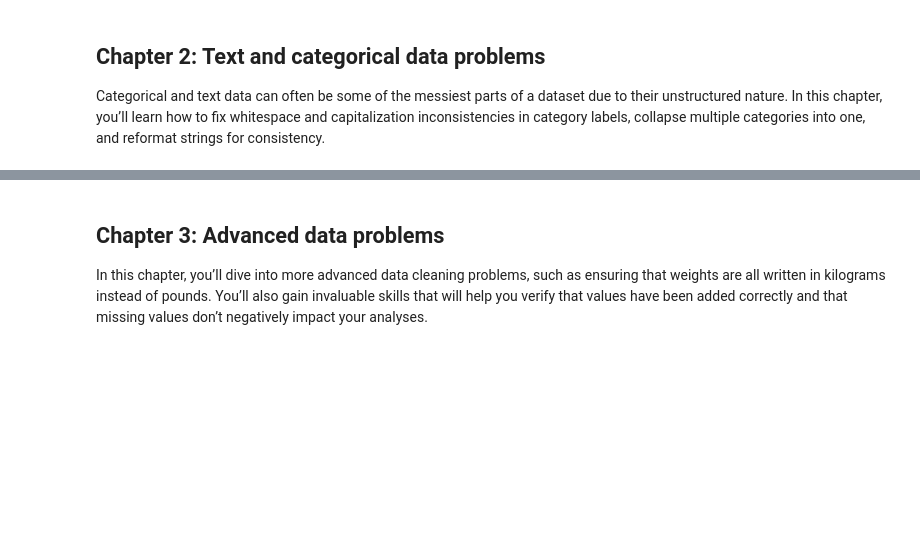
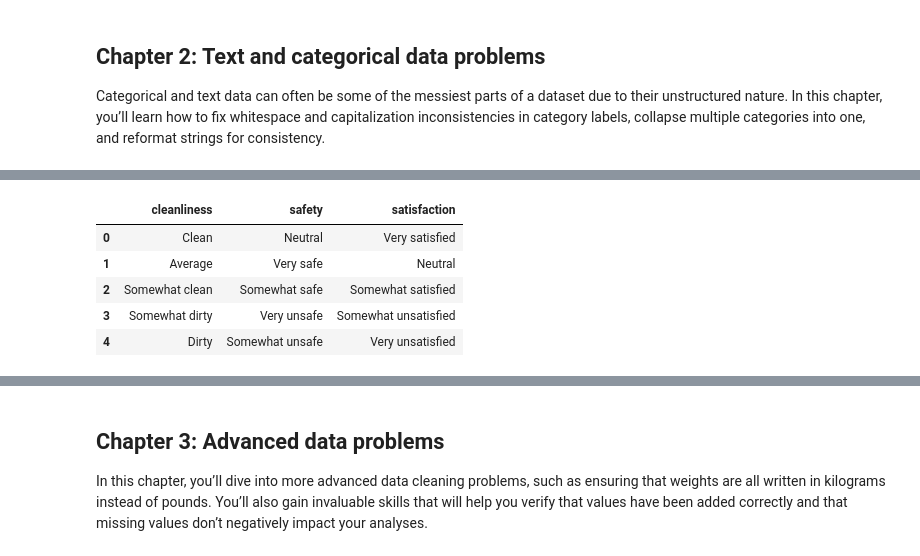
Before and after one commit to mahmoudadelaziz/data-cleaning-with-python, a Jupyter notebook: Cleaning Data in Python.ipynb, the cells around one changed output, grey strips where cells are left out. Saved outputs shown, nothing was run; the diff lists cells and outputs as text; code cells hidden in the pictures; blank space fills up the shorter version.

Commit message:
Learned about membership constraints and how to handle inconsistent categories.

```diff
--- a/Cleaning Data in Python.ipynb
+++ b/Cleaning Data in Python.ipynb
@@ -295,0 +318,19 @@ Categorical and text data can often be some of the messiest parts of a dataset d
+# %%
+# Creating the categories dataframe to simulate the exercise
+cleanliness = ['Clean', 'Average', 'Somewhat clean', 'Somewhat dirty', 'Dirty']
+safety = ['Neutral', 'Very safe', 'Somewhat safe', 'Very unsafe', 'Somewhat unsafe']
+satisfaction = ['Very satisfied',
+ 'Neutral',
+ 'Somewhat satisfied',
+ 'Somewhat unsatisfied',
+ 'Very unsatisfied']
+
+categories = pd.DataFrame({"cleanliness": cleanliness, "safety": safety, "satisfaction": satisfaction})
+categories
+# %% [output]
+|  | cleanliness | safety | satisfaction |
+| 0 | Clean | Neutral | Very satisfied |
+| 1 | Average | Very safe | Neutral |
+| 2 | Somewhat clean | Somewhat safe | Somewhat satisfied |
+| 3 | Somewhat dirty | Very unsafe | Somewhat unsatisfied |
+| 4 | Dirty | Somewhat unsafe | Very unsatisfied |
```
Also changed, not shown: parts of 6 cells of this notebook.
